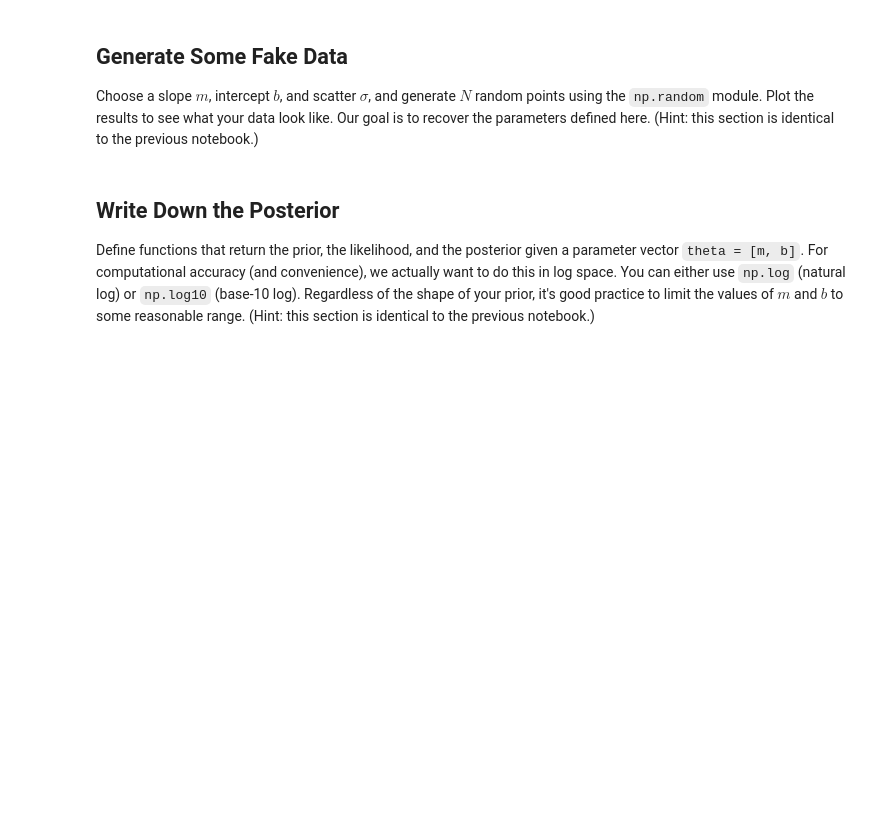
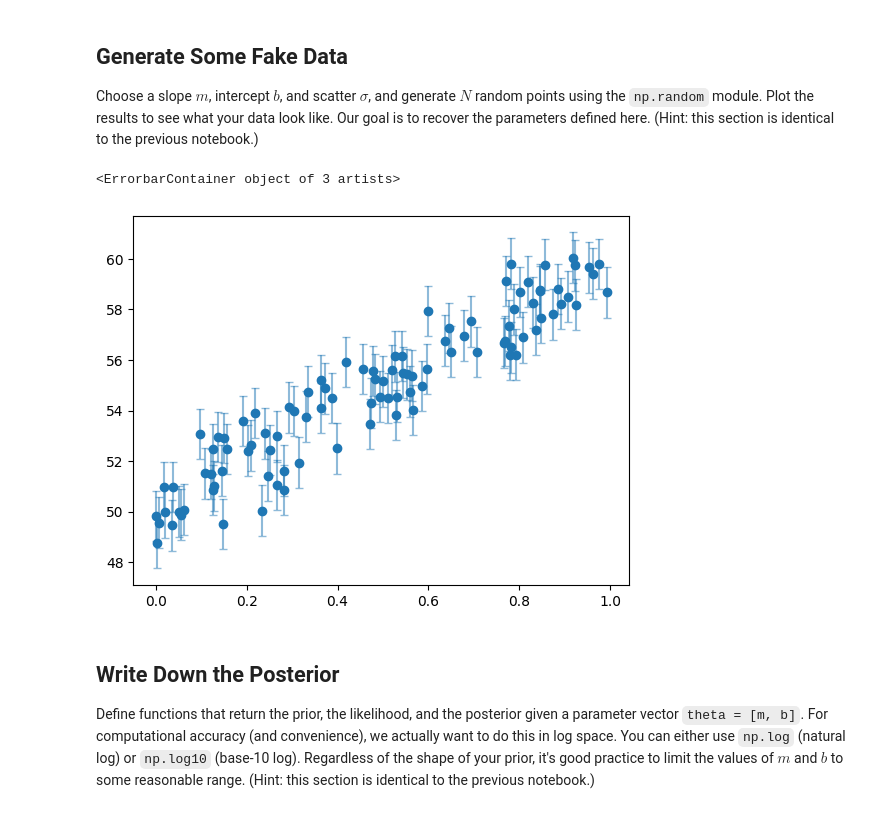
Before and after one commit to ASTR154/bayesian-statistics, a Jupyter notebook: mcmc_line_fitting.ipynb, the cells around one changed output. Cells and saved outputs as stored; diff of their text form; code cells hidden in the pictures; blank space fills up the shorter version.

```diff
--- a/mcmc_line_fitting.ipynb
+++ b/mcmc_line_fitting.ipynb
@@ -25,3 +15,17 @@ Choose a slope $m$, intercept $b$, and scatter $\sigma$, and generate $N$ random
+# %%
+m = 10.
+b = 50.
+dy = 1.
+N = 100
+rng = np.random.default_rng(1234567890)
+
+x = np.sort(rng.uniform(0, 1, N))
+y = m*x + b + rng.normal(0, dy, N)
+plt.scatter(x, y)
+plt.errorbar(x, y, dy, ls='', capsize=3, alpha=0.5)
+# %% [output]
+<ErrorbarContainer object of 3 artists>
+[figure, added]
 # %% [markdown]
 ## Write Down the Posterior
 Define functions that return the prior, the likelihood, and the posterior given a parameter vector `theta = [m, b]`. For computational accuracy (and convenience), we actually want to do this in log space. You can either use `np.log` (natural log) or `np.log10` (base-10 log). Regardless of the shape of your prior, it's good practice to limit the values of $m$ and $b$ to some reasonable range. (Hint: this section is identical to the previous notebook.)
```
Also changed, not shown: parts of 10 cells of this notebook, 1 other file.
